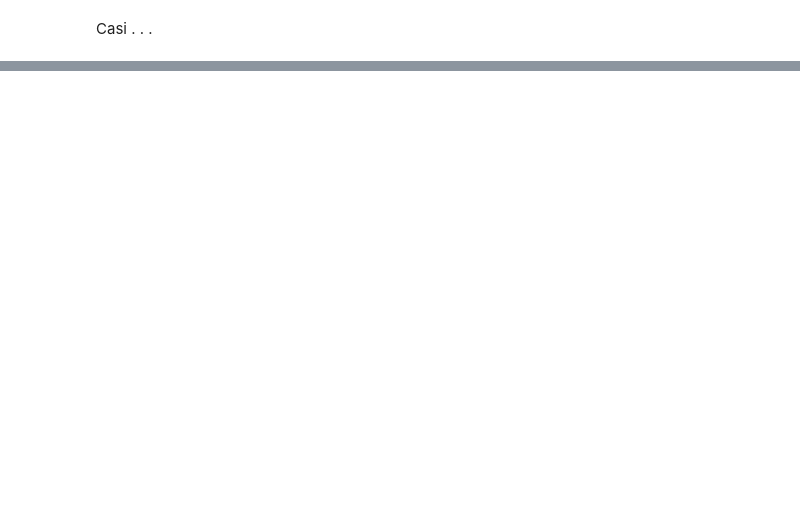
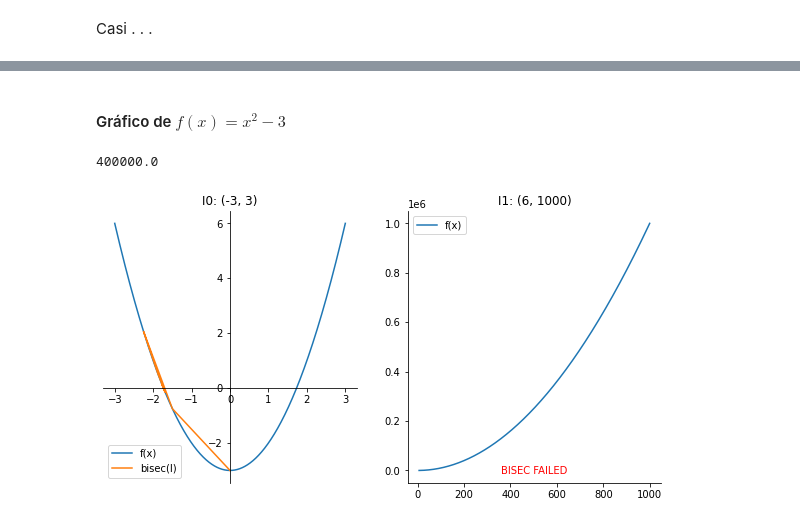
Before and after one commit to rusito-23/anfamaf2020, a Jupyter notebook: lab2.ipynb, the cells around one changed output, grey strips where cells are left out. Saved outputs shown, nothing was run; the diff lists cells and outputs as text; code cells hidden in the pictures; blank space fills up the shorter version.

```diff
--- a/lab2.ipynb
+++ b/lab2.ipynb
@@ -149,0 +193,12 @@ Found solution on iteration 11
+# %% [markdown]
+#### Gráfico de $ f(x) = x^2 - 3 $
+# %%
+# define our intervals
+I_0 = (-3, 3)
+I_1 = (6, 1000)
+
+# plot
+plot_bisec(fun_lab2ej2b, [I_0, I_1], pow(10, -5), 100)
+# %% [output]
+400000.0
+[figure, added]
```
Also changed, not shown: parts of 43 cells of this notebook, 2 other files.
